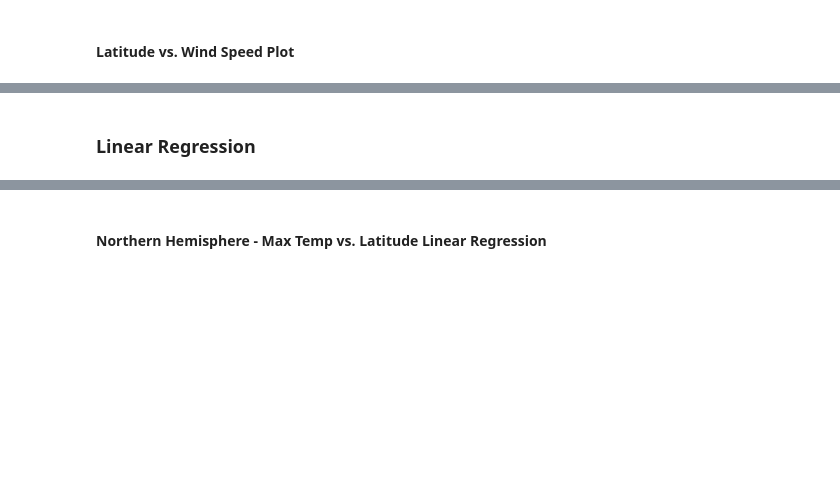
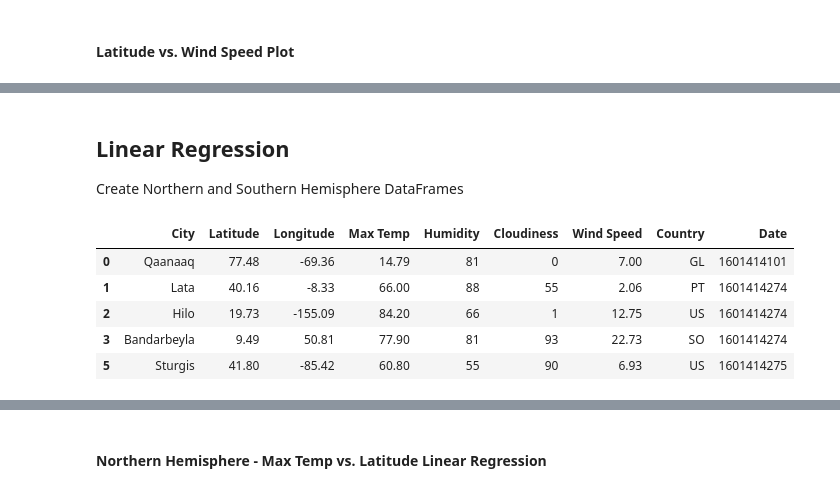
Before and after one commit to PhotoSynthesist62/UCI_Data_Analytics_Bootcamp_2020, a Jupyter notebook: 06-Python_APIs/WeatherPy_AR.ipynb, the cells around one changed output, grey strips where cells are left out. Saved outputs shown, nothing was run; the diff lists cells and outputs as text; code cells hidden in the pictures; blank space fills up the shorter version.

Commit message:
review/update WeatherPy

```diff
--- a/06-Python_APIs/WeatherPy_AR.ipynb
+++ b/06-Python_APIs/WeatherPy_AR.ipynb
@@ -55,7 +52,7 @@ len(cities)
 # %%
 url = "http://api.openweathermap.org/data/2.5/weather?units=imperial"
 
-query_url = f"{url}&appid={weather_api_key2}&q="
+query_url = f"{url}&appid={w_key1}&q="
 
 city_name = []
 lat = []
@@ -81,7 +78,7 @@ for i, city in enumerate(cities):
 
 #   parameters = {"q":city,
 #                "units":"imperial",
-#              "appid": weather_api_key2}
+#              "appid": w_key1}
     try:
         city_data = requests.get(query_url+city)
         response_json = city_data.json()
@@ -195,2 +214,3 @@ plt.show()
 # %% [markdown]
-### Linear Regression
+## Linear Regression
+Create Northern and Southern Hemisphere DataFrames
@@ -199,5 +217,12 @@ plt.show()
 # %%
-# Create Northern and Southern Hemisphere DataFrames
 no_hem = weather_data.loc[weather_data['Latitude'] > 0]
+no_hem.head()
+# %% [output]
+|  | City | Latitude | Longitude | Max Temp | Humidity | Cloudiness | Wind Speed | Country | Date |
+| 0 | Qaanaaq | 77.48 | -69.36 | 14.79 | 81 | 0 | 7.00 | GL | 1601414101 |
+| 1 | Lata | 40.16 | -8.33 | 66.00 | 88 | 55 | 2.06 | PT | 1601414274 |
+| 2 | Hilo | 19.73 | -155.09 | 84.20 | 66 | 1 | 12.75 | US | 1601414274 |
+| 3 | Bandarbeyla | 9.49 | 50.81 | 77.90 | 81 | 93 | 22.73 | SO | 1601414274 |
+| 5 | Sturgis | 41.80 | -85.42 | 60.80 | 55 | 90 | 6.93 | US | 1601414275 |
 # %%
 so_hem = weather_data.loc[weather_data['Latitude'] < 0]
```
Also changed, not shown: parts of 27 cells of this notebook, 3 other files.
